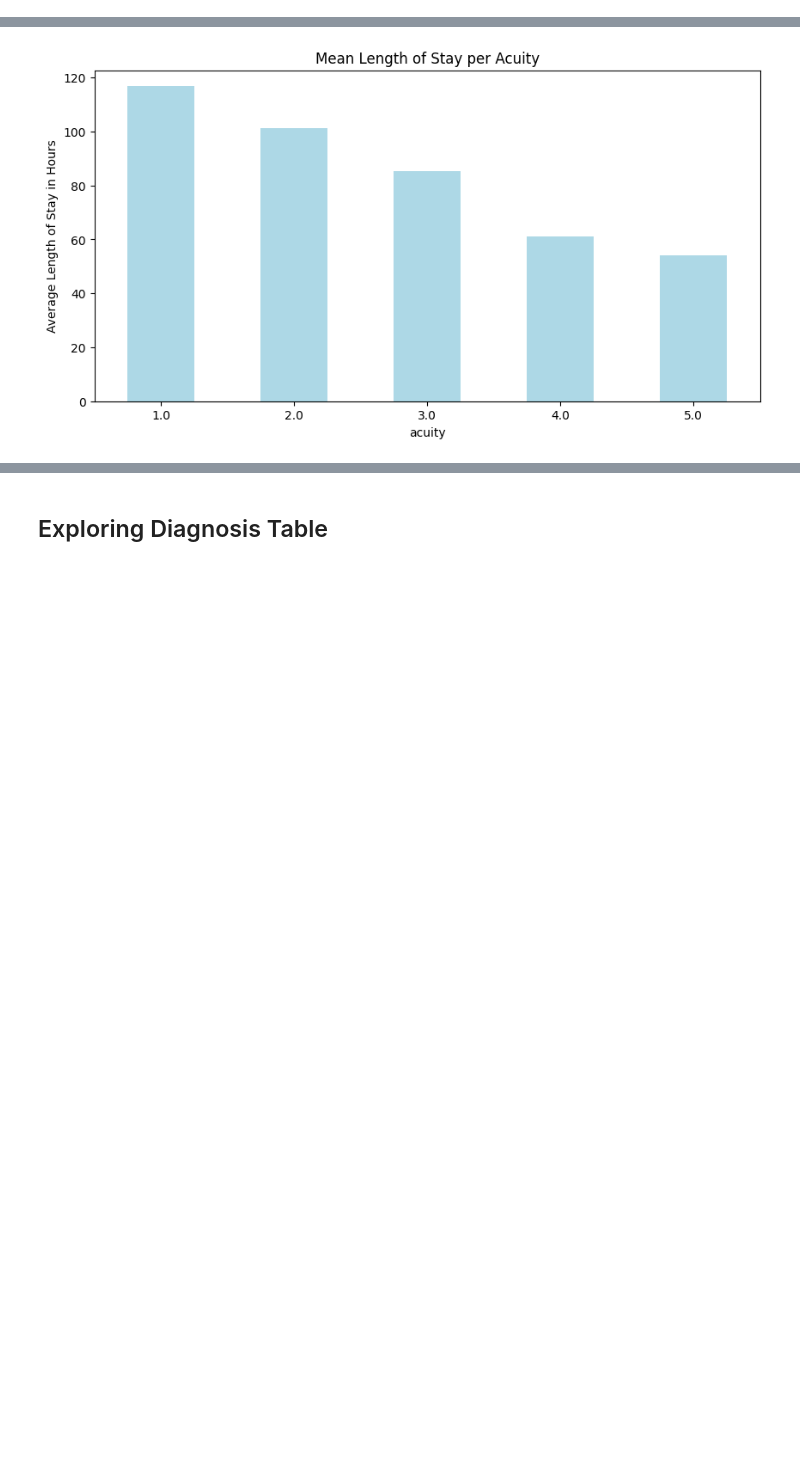
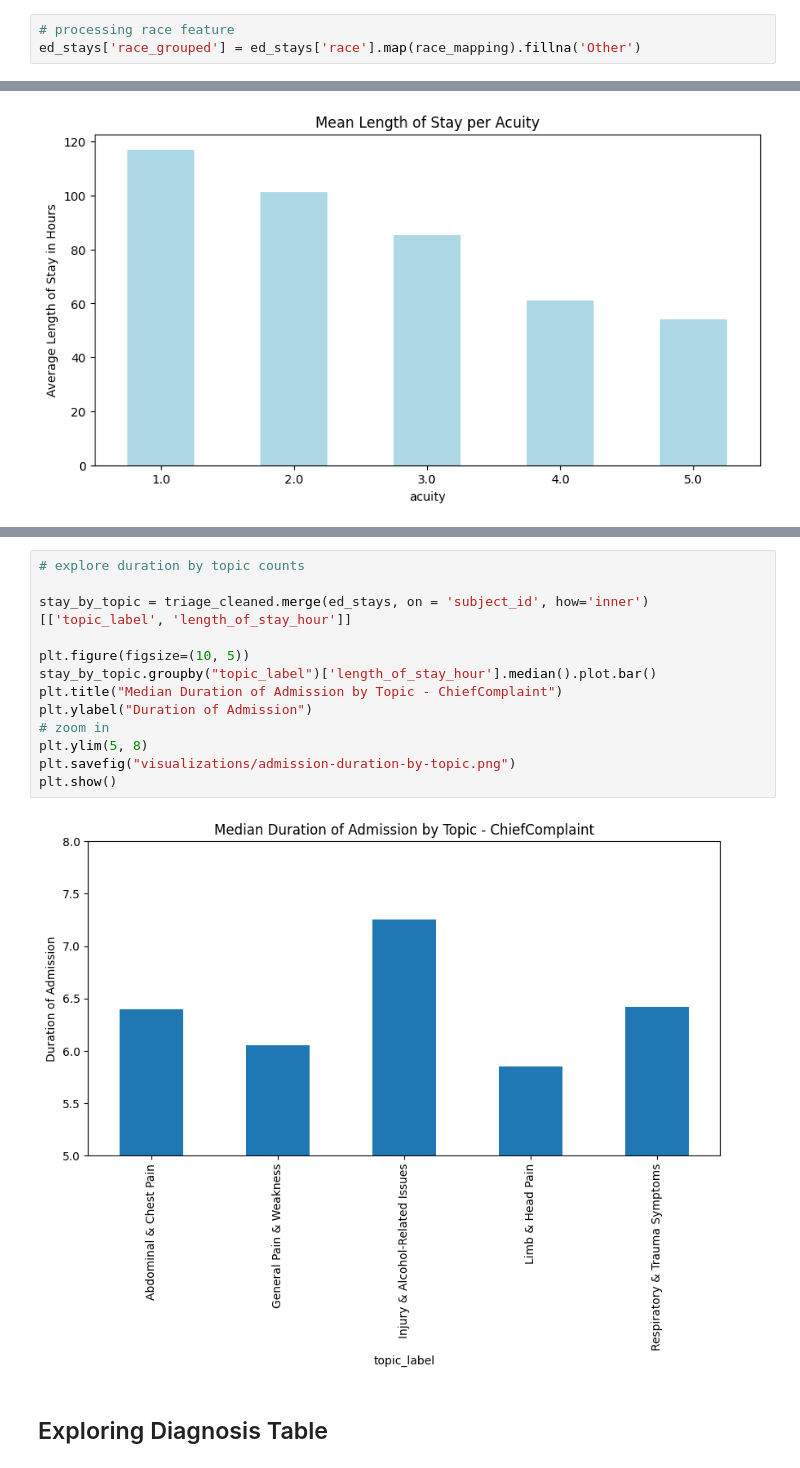
Before and after one commit to JewelsHovan/Milestone-I, a Jupyter notebook: EDA.ipynb, the cells around one changed output, grey strips where cells are left out. Drawn from its saved outputs; the diff is of its cells as text; blank space fills up the shorter version.

```diff
--- a/EDA.ipynb
+++ b/EDA.ipynb
@@ -97,6 +97,9 @@ ed_stays[["length_of_stay", 'length_of_stay_hour']].head(3)
 | 0 | 253.0 | 4.216667 |
 | 1 | 337.0 | 5.616667 |
 | 2 | 286.0 | 4.766667 |
+# %%
+# processing race feature
+ed_stays['race_grouped'] = ed_stays['race'].map(race_mapping).fillna('Other')
 # %% [markdown]
 ### Race-Based Analysis of Length of Stay
 Question: Are there racial disparities in the length of ED stay?
@@ -900,3 +1049,18 @@ plt.show()
+# %%
+# explore duration by topic counts
+
+stay_by_topic = triage_cleaned.merge(ed_stays, on = 'subject_id', how='inner')[['topic_label', 'length_of_stay_hour']]
+
+plt.figure(figsize=(10, 5))
+stay_by_topic.groupby("topic_label")['length_of_stay_hour'].median().plot.bar()
+plt.title("Median Duration of Admission by Topic - ChiefComplaint")
+plt.ylabel("Duration of Admission")
+# zoom in
+plt.ylim(5, 8)
+plt.savefig("visualizations/admission-duration-by-topic.png")
+plt.show()
+# %% [output]
+[figure, added]
 # %% [markdown]
 ## Exploring Diagnosis Table
 # %%
```
Also changed, not shown: parts of 31 cells of this notebook, 4 other files.
